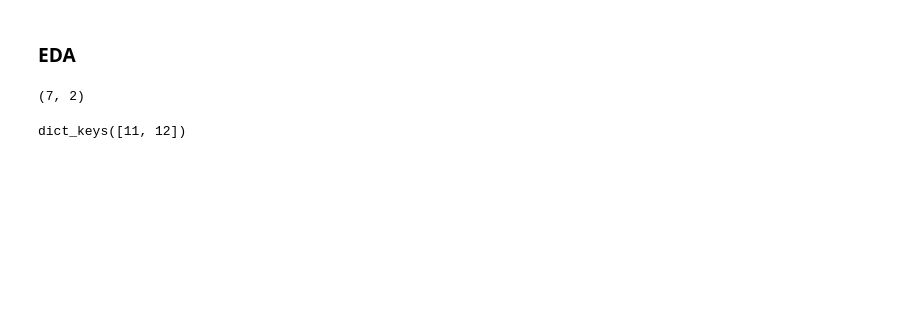
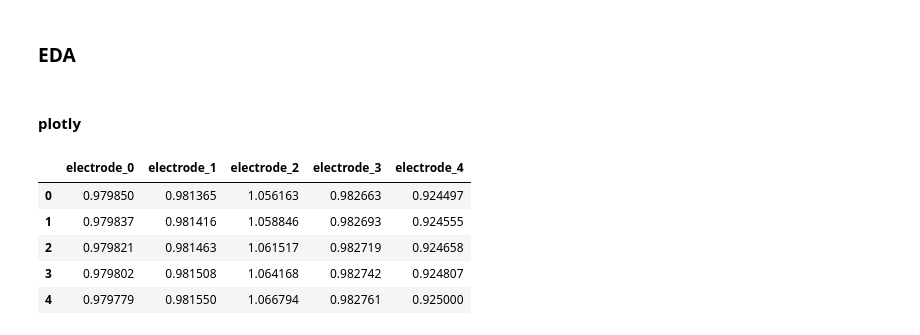
Before and after one commit to HireTheHero/NMA, a Jupyter notebook: starter.ipynb, the cells around one changed output. Saved outputs shown, nothing was run; the diff lists cells and outputs as text; code cells hidden in the pictures; blank space fills up the shorter version.

```diff
--- a/starter.ipynb
+++ b/starter.ipynb
@@ -57,5 +189,0 @@ FNAME_ECOG = "motor_imagery.npz"
-# %%
-alldat = np.load(FNAME_ECOG, allow_pickle=True)['dat']
-print(alldat.shape)#(subject, experiment: 0 is real, 1 is imagery)
-# %% [output]
-(7, 2)
@@ -70,10 +190,11 @@ print(alldat.shape)#(subject, experiment: 0 is real, 1 is imagery)
-# %%
-Vs = {}
-for subject in trange(len(alldat)):
-    Vs[f"subject_{subject}"] = {}
-    for experiment in range(len(alldat[0])):
-        V = default_ECoG_processor(alldat[subject][experiment])
-        Vs[f"subject_{subject}"][f"experiment_{experiment}"] = V
-print(Vs.keys())
-# %% [output]
-dict_keys([11, 12])
+# %% [markdown]
+#### plotly
+# %%
+df[electrode_cols_batched[0]].head()
+# %% [output]
+|  | electrode_0 | electrode_1 | electrode_2 | electrode_3 | electrode_4 |
+| 0 | 0.979850 | 0.981365 | 1.056163 | 0.982663 | 0.924497 |
+| 1 | 0.979837 | 0.981416 | 1.058846 | 0.982693 | 0.924555 |
+| 2 | 0.979821 | 0.981463 | 1.061517 | 0.982719 | 0.924658 |
+| 3 | 0.979802 | 0.981508 | 1.064168 | 0.982742 | 0.924807 |
+| 4 | 0.979779 | 0.981550 | 1.066794 | 0.982761 | 0.925000 |
```
Also changed, not shown: parts of 25 cells of this notebook.
